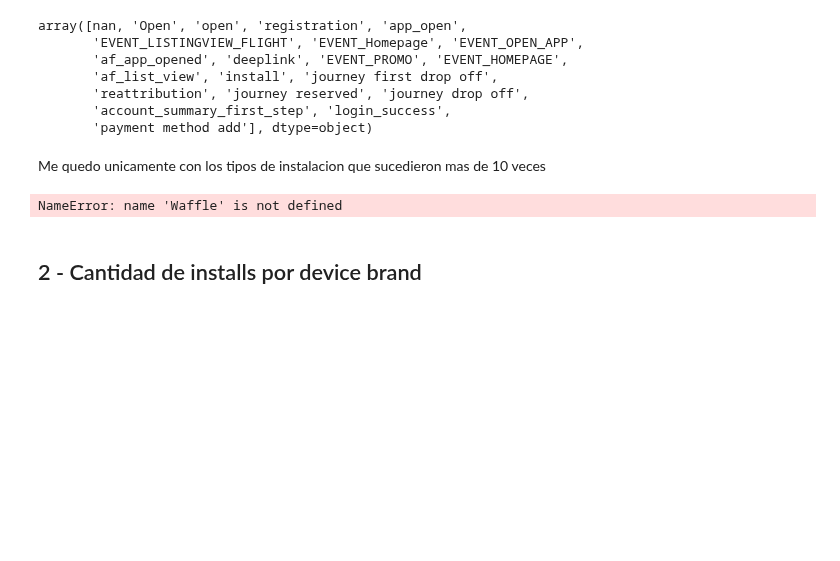
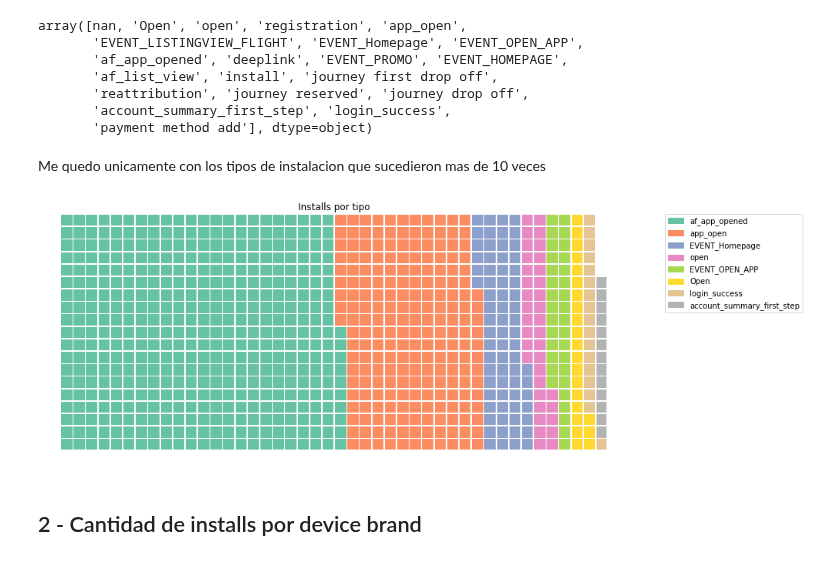
Before and after one commit to sberoch/Datos, a Jupyter notebook: installs.ipynb, the cells around one changed output. Drawn from its saved outputs; the diff is of its cells as text; code cells hidden in the pictures; blank space fills up the shorter version.

```diff
--- a/installs.ipynb
+++ b/installs.ipynb
@@ -78,14 +76,15 @@ kinds = kinds.loc[(kinds['kind_count'] > 10), ['kind_count']]
 # %%
 fig = plt.figure(
     FigureClass=Waffle,
-    rows=20,
+    rows=19,
     figsize=(14, 8),
     values=kinds.kind_count,
     labels=list(kinds.index),
-    legend={'loc': 'upper left', 'bbox_to_anchor': (1.1, 1.02)}
+    legend={'loc': 'upper left', 'bbox_to_anchor': (1.1, 1.02)},
+    title={'label': 'Installs por tipo', 'loc': 'center'},
 )
 # %% [output]
-NameError: name 'Waffle' is not defined
+[figure, added]
 # %% [markdown]
 ## 2 - Cantidad de installs por device brand
 # %%
```
Also changed, not shown: parts of 13 cells of this notebook.
